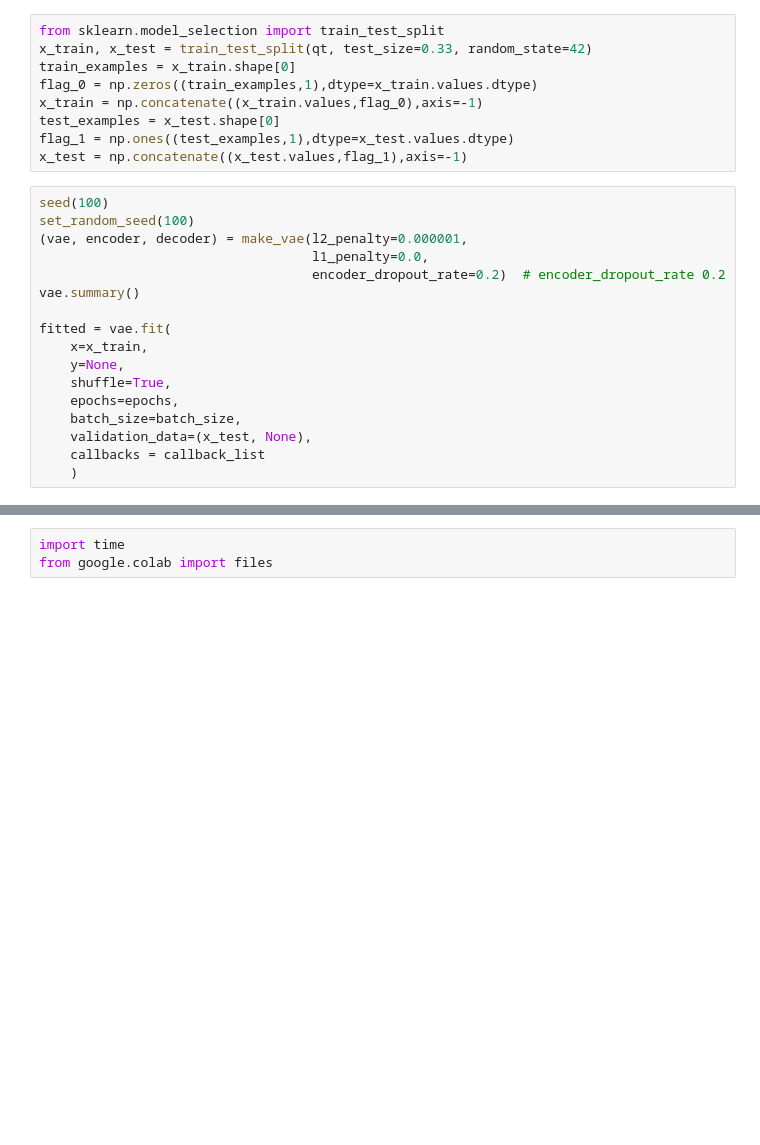
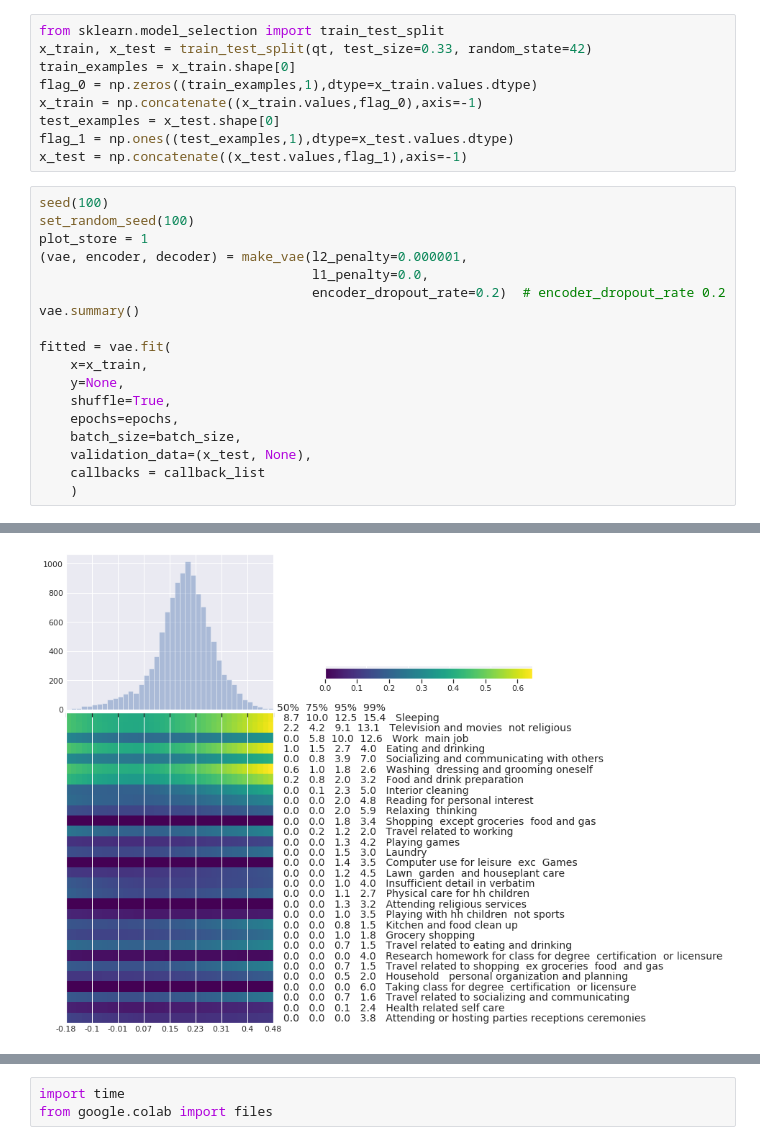
Before and after one commit to yaniv256/VAEs-in-Economics, a Jupyter notebook: Notebooks/Time_use_shares_with_vaes.ipynb, the cells around one changed output, grey strips where cells are left out. Saved outputs shown, nothing was run; the diff lists cells and outputs as text; blank space fills up the shorter version.

```diff
--- a/Notebooks/Time_use_shares_with_vaes.ipynb
+++ b/Notebooks/Time_use_shares_with_vaes.ipynb
@@ -207,6 +218,7 @@ x_test = np.concatenate((x_test.values,flag_1),axis=-1)
 # %%
 seed(100)
 set_random_seed(100)
+plot_store = 1
 (vae, encoder, decoder) = make_vae(l2_penalty=0.000001,
                                    l1_penalty=0.0,
                                    encoder_dropout_rate=0.2)  # encoder_dropout_rate 0.2
@@ -241,0 +254 @@ Epoch 200/200
+[figure, added]
```
Also changed, not shown: parts of 16 cells of this notebook.
